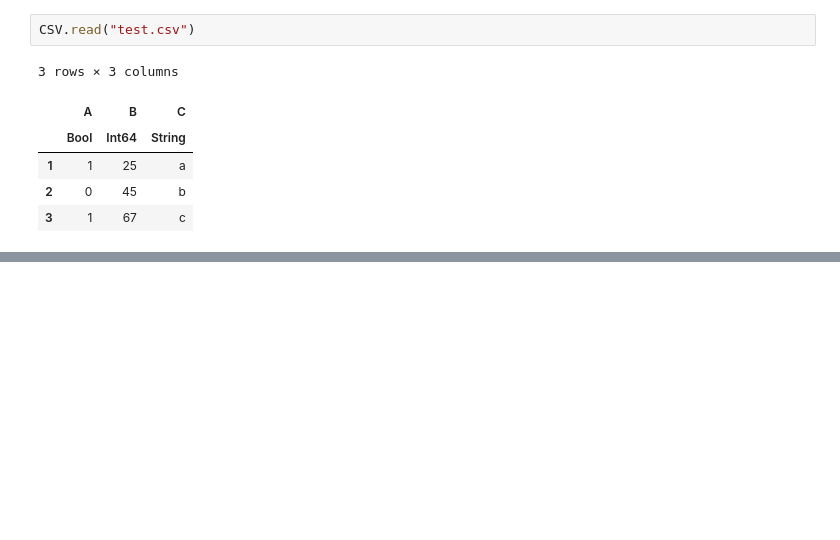
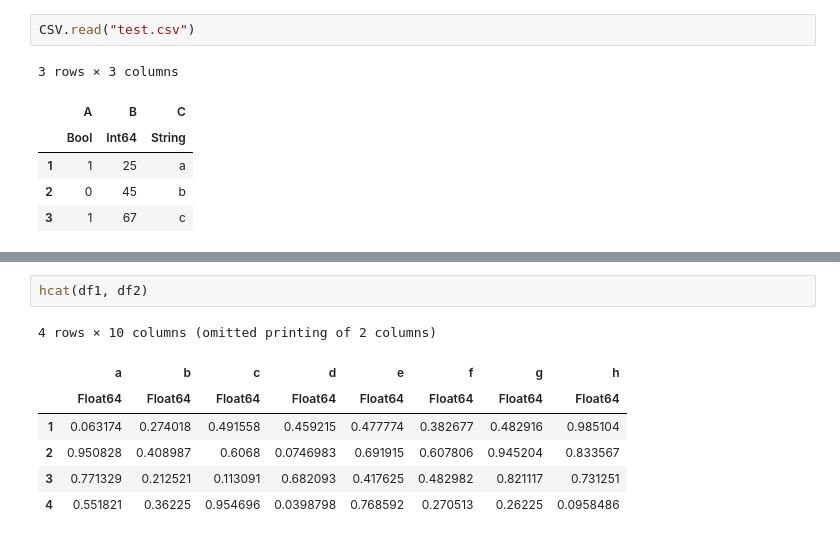
Before and after one commit to B2BDA/Julia_For_Data_Science, a Jupyter notebook: Julia_Data_Frame_Basics.ipynb, the cells around one changed output, grey strips where cells are left out. Saved outputs shown, nothing was run; the diff lists cells and outputs as text; blank space fills up the shorter version.

```diff
--- a/Julia_Data_Frame_Basics.ipynb
+++ b/Julia_Data_Frame_Basics.ipynb
@@ -281,0 +440,10 @@ CSV.read("test.csv")
+# %%
+hcat(df1, df2)
+# %% [output]
+4 rows × 10 columns (omitted printing of 2 columns)
+|  | a | b | c | d | e | f | g | h |
+|  | Float64 | Float64 | Float64 | Float64 | Float64 | Float64 | Float64 | Float64 |
+| 1 | 0.063174 | 0.274018 | 0.491558 | 0.459215 | 0.477774 | 0.382677 | 0.482916 | 0.985104 |
+| 2 | 0.950828 | 0.408987 | 0.6068 | 0.0746983 | 0.691915 | 0.607806 | 0.945204 | 0.833567 |
+| 3 | 0.771329 | 0.212521 | 0.113091 | 0.682093 | 0.417625 | 0.482982 | 0.821117 | 0.731251 |
+| 4 | 0.551821 | 0.36225 | 0.954696 | 0.0398798 | 0.768592 | 0.270513 | 0.26225 | 0.0958486 |
```
Also changed, not shown: parts of 39 cells of this notebook.
